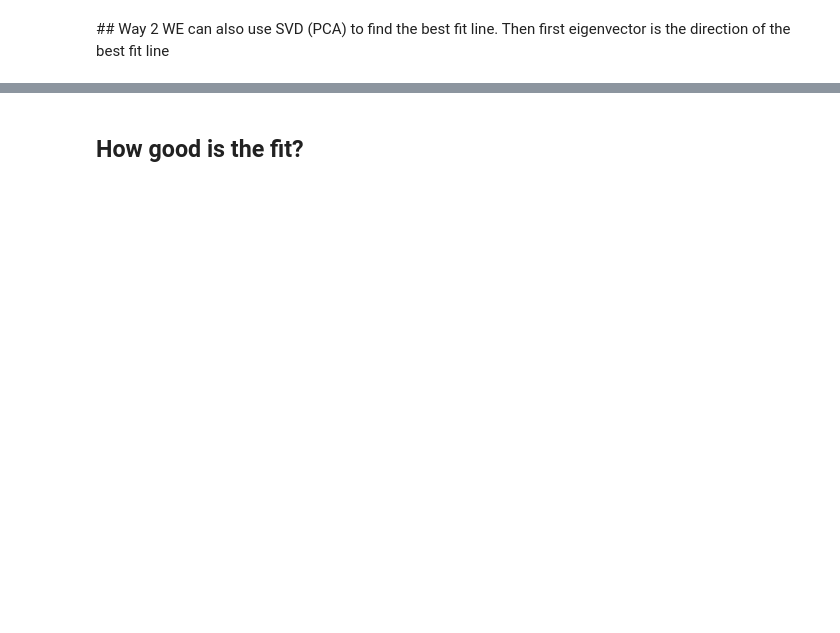
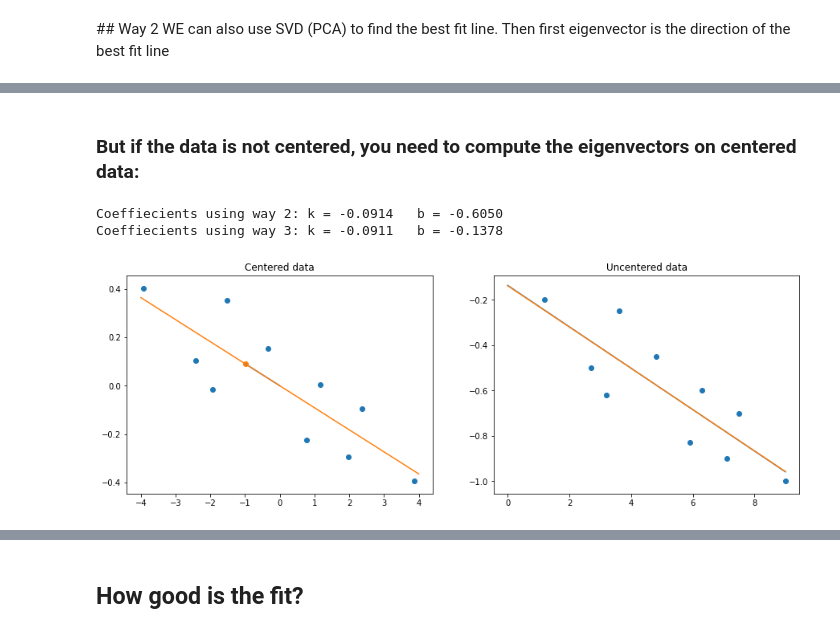
Before and after one commit to zardoz81/TUTORIALS, a Jupyter notebook: Least Squares Tutorial.ipynb, the cells around one changed output, grey strips where cells are left out. Drawn from its saved outputs; the diff is of its cells as text; code cells hidden in the pictures; blank space fills up the shorter version.

```diff
--- a/Least Squares Tutorial.ipynb
+++ b/Least Squares Tutorial.ipynb
@@ -104,3 +104,59 @@ Text(0.5,1,'k = -1.00 \t b = -0.03')
+# %% [markdown]
+### But if the data is not centered, you need to compute the eigenvectors on centered data:
+# %%
+# Let's make some data:
+sc = np.array([1.2,    3.6,  2.7,   4.8,   3.2,   5.9,  6.3,  7.1,  7.5,  9])
+N1 = np.array([-0.2, -0.25, -0.5, -0.45, -0.62, -0.83, -0.6, -0.9, -0.7, -1])
+X = np.vstack([sc,N1])
+
+# center the data by subtracting the mean:
+b = np.mean(X,1) # the mean of the data along the y-axis
+X_centered = X - b.reshape(2,-1)
+
+# compute the eigenvectors ON CENTERED DATA:
+u1, s1, v1 = np.linalg.svd(X_centered)
+
+plt.figure(figsize=(15,5))
+
+plt.subplot(121)
+plt.scatter(X_centered[0,:], X_centered[1,:])
+plt.scatter(u1[0,0], u1[1,0])
+
+x0, y0 = 0, 0
+x1, y1 = u1[0,0], u1[1,0] # largest eigenvector computed on centered data
+plt.title('Centered data')
+plt.plot([x0,x1],[y0,y1])
+# y1 = k*x1 + b, but if we compute the slope, k, on centered data, we don't need bias because it has been subtracted
+k = y1/x1
+x = np.linspace(-4,4,10)
+y = k*x
+plt.plot(x,y) # likewise, we don't need to add bias, because the data is fully centered
+
+
+# Ok, now we know k (it is the same for both centered and uncentered data) and know the bias:
+plt.subplot(122)
+plt.title('Uncentered data')
+plt.scatter(X[0,:],X[1,:])
+
+x = np.linspace(0,9,10)
+
+# compute the y-values of the best fit line, also plugging back the biases:
+y = k*(x-b[0])+b[1]
+# the y-intercept (or bona fide bias) in this case (if you expand k*(x-b[0])+b[1]) is -k*b[0]+b[1]
+
+plt.plot(x,y)
+print('Coeffiecients using way 2: k = {:.4f} \t b = {:.4f}'.format(k, b[1]))
+
+y = X[1,:].reshape(-1,1)
+xx = np.hstack([X[0,:].reshape(-1,1), np.ones(len(X[0,:])).reshape(-1,1)])
+coeff = np.linalg.inv(np.dot(xx.T, xx)).dot(xx.T).dot(y) # beta
+plt.plot(x, coeff[0]*x+coeff[1])
+
+print('Coeffiecients using way 3: k = {:.4f} \t b = {:.4f}'.format(coeff[0][0], coeff[1][0]))
+# %% [output]
+Coeffiecients using way 2: k = -0.0914   b = -0.6050
+Coeffiecients using way 3: k = -0.0911   b = -0.1378
+[figure, added]
 # %% [markdown]
 <div class="warn">
 ## Way 3
```
Also changed, not shown: parts of 13 cells of this notebook, 23 other files.
